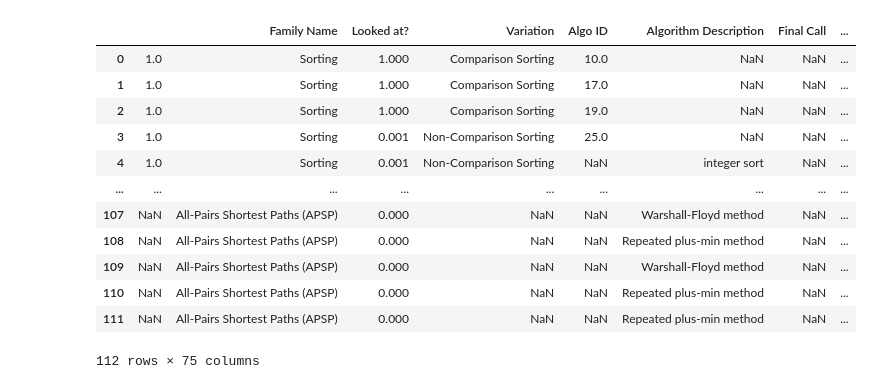
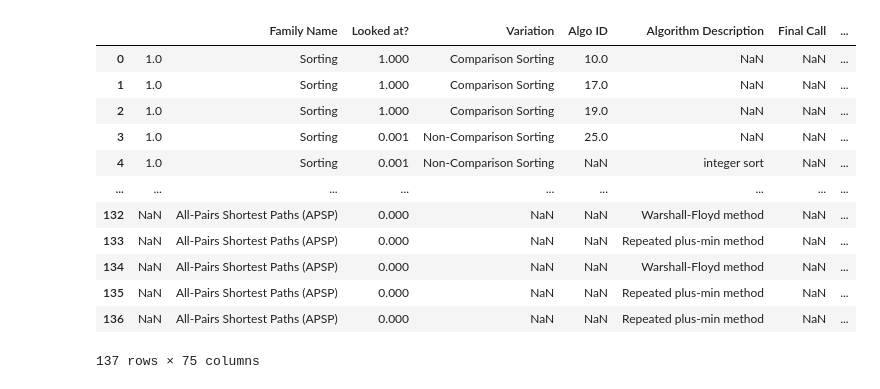
Before and after one commit to aminsamir45/Algowiki, a Jupyter notebook: visualizations/Parallel Algorithms/par_algo_vis.ipynb, the cells around one changed output. Saved outputs shown, nothing was run; the diff lists cells and outputs as text; code cells hidden in the pictures.

Commit message:
finished up par algo visualizations

```diff
--- a/visualizations/Parallel Algorithms/par_algo_vis.ipynb
+++ b/visualizations/Parallel Algorithms/par_algo_vis.ipynb
@@ -4,24 +4,24 @@ import sys
 # %%
 # Go into above directory and download function
 sys.path.append('../')
 import sheet_func
 
 sheet_id = 867359064
-# name = "par_algo"
+name = "par_algo"
 
-df = sheet_func.sheet_to_df(sheet_id)
+df = sheet_func.sheet_to_df(sheet_id, name)
 df
 # %% [output]
 |  |  | Family Name | Looked at? | Variation | Algo ID | Algorithm Description | Final Call | ... |
 | 0 | 1.0 | Sorting | 1.000 | Comparison Sorting | 10.0 | NaN | NaN | ... |
 | 1 | 1.0 | Sorting | 1.000 | Comparison Sorting | 17.0 | NaN | NaN | ... |
 | 2 | 1.0 | Sorting | 1.000 | Comparison Sorting | 19.0 | NaN | NaN | ... |
 | 3 | 1.0 | Sorting | 0.001 | Non-Comparison Sorting | 25.0 | NaN | NaN | ... |
 | 4 | 1.0 | Sorting | 0.001 | Non-Comparison Sorting | NaN | integer sort | NaN | ... |
 | ... | ... | ... | ... | ... | ... | ... | ... | ... |
-| 107 | NaN | All-Pairs Shortest Paths (APSP) | 0.000 | NaN | NaN | Warshall-Floyd method | NaN | ... |
-| 108 | NaN | All-Pairs Shortest Paths (APSP) | 0.000 | NaN | NaN | Repeated plus-min method | NaN | ... |
-| 109 | NaN | All-Pairs Shortest Paths (APSP) | 0.000 | NaN | NaN | Warshall-Floyd method | NaN | ... |
-| 110 | NaN | All-Pairs Shortest Paths (APSP) | 0.000 | NaN | NaN | Repeated plus-min method | NaN | ... |
-| 111 | NaN | All-Pairs Shortest Paths (APSP) | 0.000 | NaN | NaN | Repeated plus-min method | NaN | ... |
+| 132 | NaN | All-Pairs Shortest Paths (APSP) | 0.000 | NaN | NaN | Warshall-Floyd method | NaN | ... |
+| 133 | NaN | All-Pairs Shortest Paths (APSP) | 0.000 | NaN | NaN | Repeated plus-min method | NaN | ... |
+| 134 | NaN | All-Pairs Shortest Paths (APSP) | 0.000 | NaN | NaN | Warshall-Floyd method | NaN | ... |
+| 135 | NaN | All-Pairs Shortest Paths (APSP) | 0.000 | NaN | NaN | Repeated plus-min method | NaN | ... |
+| 136 | NaN | All-Pairs Shortest Paths (APSP) | 0.000 | NaN | NaN | Repeated plus-min method | NaN | ... |
-112 rows × 75 columns
+137 rows × 75 columns
```
Also changed, not shown: parts of 17 cells of this notebook, 3 other files.
